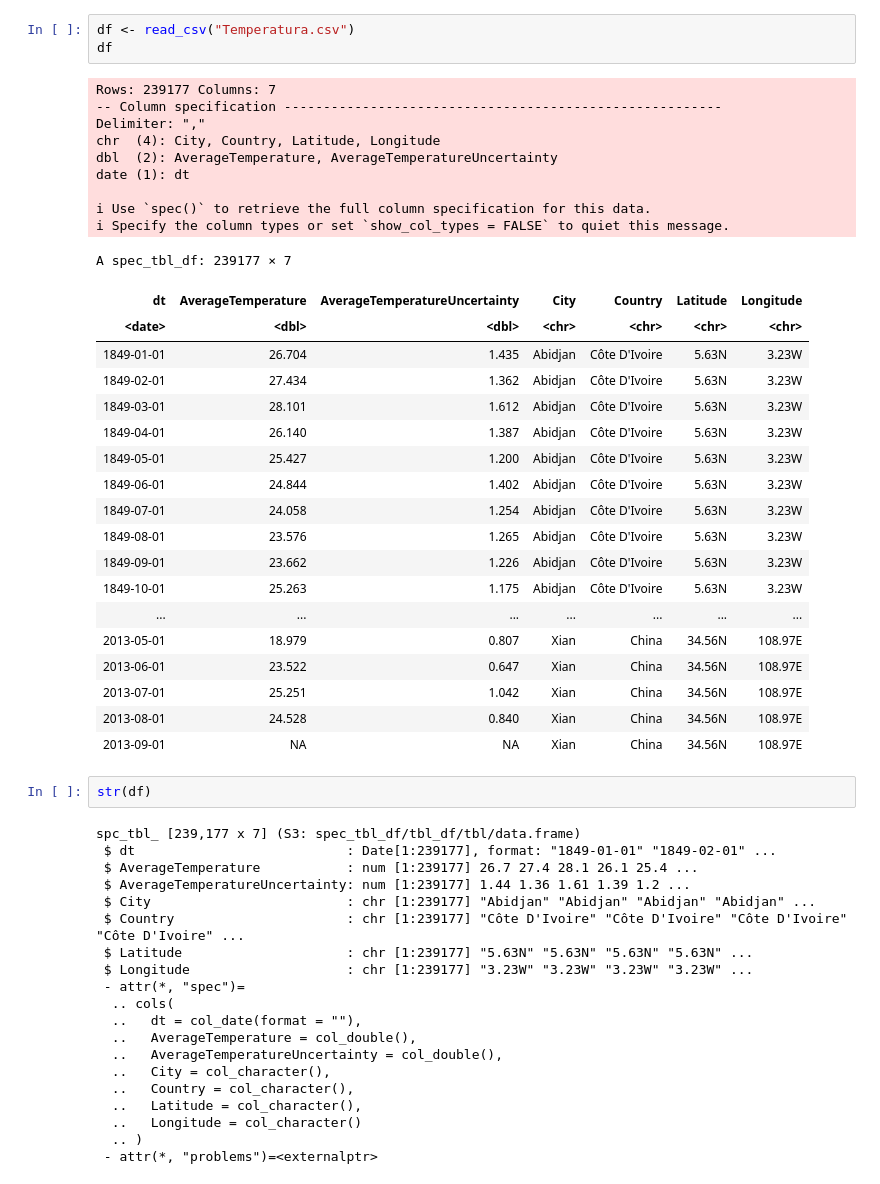
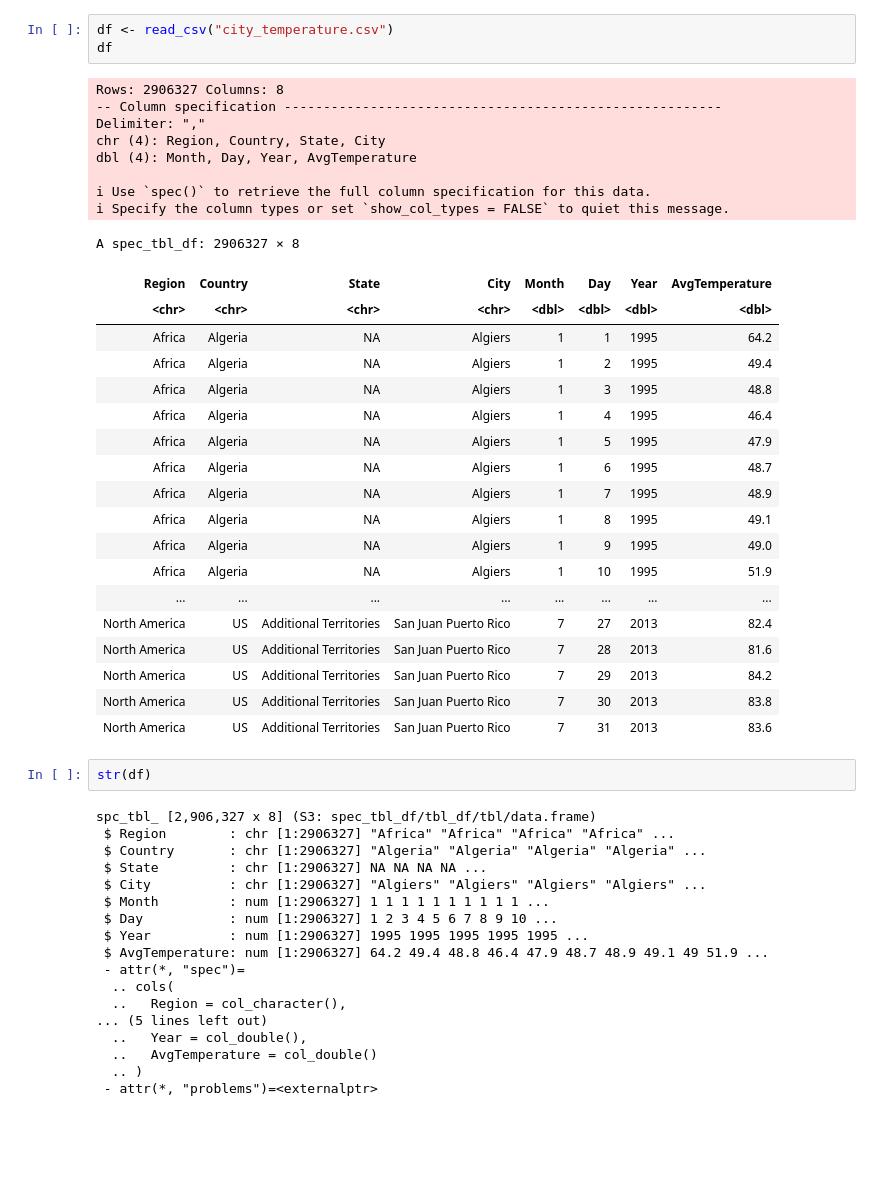
Before and after one commit to Diegocanales1/Series-de-Tiempo, a Jupyter notebook: Temperature.ipynb, the cells around one changed output. Cells and saved outputs as stored; diff of their text form; blank space fills up the shorter version.

```diff
--- a/Temperature.ipynb
+++ b/Temperature.ipynb
@@ -25,54 +13,51 @@ The following objects are masked from 'package:base':
 # %%
-df <- read_csv("Temperatura.csv")
+df <- read_csv("city_temperature.csv")
 df
 # %% [output]
-Rows: 239177 Columns: 7
+Rows: 2906327 Columns: 8
 -- Column specification --------------------------------------------------------
 Delimiter: ","
-chr  (4): City, Country, Latitude, Longitude
-dbl  (2): AverageTemperature, AverageTemperatureUncertainty
-date (1): dt
+chr (4): Region, Country, State, City
+dbl (4): Month, Day, Year, AvgTemperature
 
 i Use `spec()` to retrieve the full column specification for this data.
 i Specify the column types or set `show_col_types = FALSE` to quiet this message.
-A spec_tbl_df: 239177 × 7
+A spec_tbl_df: 2906327 × 8
-| dt | AverageTemperature | AverageTemperatureUncertainty | City | Country | Latitude | Longitude |
-| <date> | <dbl> | <dbl> | <chr> | <chr> | <chr> | <chr> |
-| 1849-01-01 | 26.704 | 1.435 | Abidjan | Côte D'Ivoire | 5.63N | 3.23W |
-| 1849-02-01 | 27.434 | 1.362 | Abidjan | Côte D'Ivoire | 5.63N | 3.23W |
-| 1849-03-01 | 28.101 | 1.612 | Abidjan | Côte D'Ivoire | 5.63N | 3.23W |
-| 1849-04-01 | 26.140 | 1.387 | Abidjan | Côte D'Ivoire | 5.63N | 3.23W |
-| 1849-05-01 | 25.427 | 1.200 | Abidjan | Côte D'Ivoire | 5.63N | 3.23W |
-| 1849-06-01 | 24.844 | 1.402 | Abidjan | Côte D'Ivoire | 5.63N | 3.23W |
-| 1849-07-01 | 24.058 | 1.254 | Abidjan | Côte D'Ivoire | 5.63N | 3.23W |
-| 1849-08-01 | 23.576 | 1.265 | Abidjan | Côte D'Ivoire | 5.63N | 3.23W |
-| 1849-09-01 | 23.662 | 1.226 | Abidjan | Côte D'Ivoire | 5.63N | 3.23W |
-| 1849-10-01 | 25.263 | 1.175 | Abidjan | Côte D'Ivoire | 5.63N | 3.23W |
-| ... | ... | ... | ... | ... | ... | ... |
-| 2013-05-01 | 18.979 | 0.807 | Xian | China | 34.56N | 108.97E |
-| 2013-06-01 | 23.522 | 0.647 | Xian | China | 34.56N | 108.97E |
-| 2013-07-01 | 25.251 | 1.042 | Xian | China | 34.56N | 108.97E |
-| 2013-08-01 | 24.528 | 0.840 | Xian | China | 34.56N | 108.97E |
-| 2013-09-01 | NA | NA | Xian | China | 34.56N | 108.97E |
+| Region | Country | State | City | Month | Day | Year | AvgTemperature |
+| <chr> | <chr> | <chr> | <chr> | <dbl> | <dbl> | <dbl> | <dbl> |
+| Africa | Algeria | NA | Algiers | 1 | 1 | 1995 | 64.2 |
+| Africa | Algeria | NA | Algiers | 1 | 2 | 1995 | 49.4 |
+| Africa | Algeria | NA | Algiers | 1 | 3 | 1995 | 48.8 |
+| Africa | Algeria | NA | Algiers | 1 | 4 | 1995 | 46.4 |
+| Africa | Algeria | NA | Algiers | 1 | 5 | 1995 | 47.9 |
+| Africa | Algeria | NA | Algiers | 1 | 6 | 1995 | 48.7 |
+| Africa | Algeria | NA | Algiers | 1 | 7 | 1995 | 48.9 |
+| Africa | Algeria | NA | Algiers | 1 | 8 | 1995 | 49.1 |
+| Africa | Algeria | NA | Algiers | 1 | 9 | 1995 | 49.0 |
+| Africa | Algeria | NA | Algiers | 1 | 10 | 1995 | 51.9 |
+| ... | ... | ... | ... | ... | ... | ... | ... |
+| North America | US | Additional Territories | San Juan Puerto Rico | 7 | 27 | 2013 | 82.4 |
+| North America | US | Additional Territories | San Juan Puerto Rico | 7 | 28 | 2013 | 81.6 |
+| North America | US | Additional Territories | San Juan Puerto Rico | 7 | 29 | 2013 | 84.2 |
+| North America | US | Additional Territories | San Juan Puerto Rico | 7 | 30 | 2013 | 83.8 |
+| North America | US | Additional Territories | San Juan Puerto Rico | 7 | 31 | 2013 | 83.6 |
 # %%
 str(df)
 # %% [output]
-spc_tbl_ [239,177 x 7] (S3: spec_tbl_df/tbl_df/tbl/data.frame)
- $ dt                           : Date[1:239177], format: "1849-01-01" "1849-02-01" ...
- $ AverageTemperature           : num [1:239177] 26.7 27.4 28.1 26.1 25.4 ...
- $ AverageTemperatureUncertainty: num [1:239177] 1.44 1.36 1.61 1.39 1.2 ...
- $ City                         : chr [1:239177] "Abidjan" "Abidjan" "Abidjan" "Abidjan" ...
- $ Country                      : chr [1:239177] "Côte D'Ivoire" "Côte D'Ivoire" "Côte D'Ivoire" "Côte D'Ivoire" ...
- $ Latitude                     : chr [1:239177] "5.63N" "5.63N" "5.63N" "5.63N" ...
- $ Longitude                    : chr [1:239177] "3.23W" "3.23W" "3.23W" "3.23W" ...
+spc_tbl_ [2,906,327 x 8] (S3: spec_tbl_df/tbl_df/tbl/data.frame)
+ $ Region        : chr [1:2906327] "Africa" "Africa" "Africa" "Africa" ...
+ $ Country       : chr [1:2906327] "Algeria" "Algeria" "Algeria" "Algeria" ...
+ $ State         : chr [1:2906327] NA NA NA NA ...
+ $ City          : chr [1:2906327] "Algiers" "Algiers" "Algiers" "Algiers" ...
+ $ Month         : num [1:2906327] 1 1 1 1 1 1 1 1 1 1 ...
+ $ Day           : num [1:2906327] 1 2 3 4 5 6 7 8 9 10 ...
+ $ Year          : num [1:2906327] 1995 1995 1995 1995 1995 ...
+ $ AvgTemperature: num [1:2906327] 64.2 49.4 48.8 46.4 47.9 48.7 48.9 49.1 49 51.9 ...
  - attr(*, "spec")=
   .. cols(
-  ..   dt = col_date(format = ""),
-  ..   AverageTemperature = col_double(),
-  ..   AverageTemperatureUncertainty = col_double(),
-  ..   City = col_character(),
-  ..   Country = col_character(),
-  ..   Latitude = col_character(),
-  ..   Longitude = col_character()
+  ..   Region = col_character(),
+... (5 lines left out)
+  ..   Year = col_double(),
+  ..   AvgTemperature = col_double()
   .. )
  - attr(*, "problems")=<externalptr>
```
Also changed, not shown: parts of 27 cells of this notebook.
